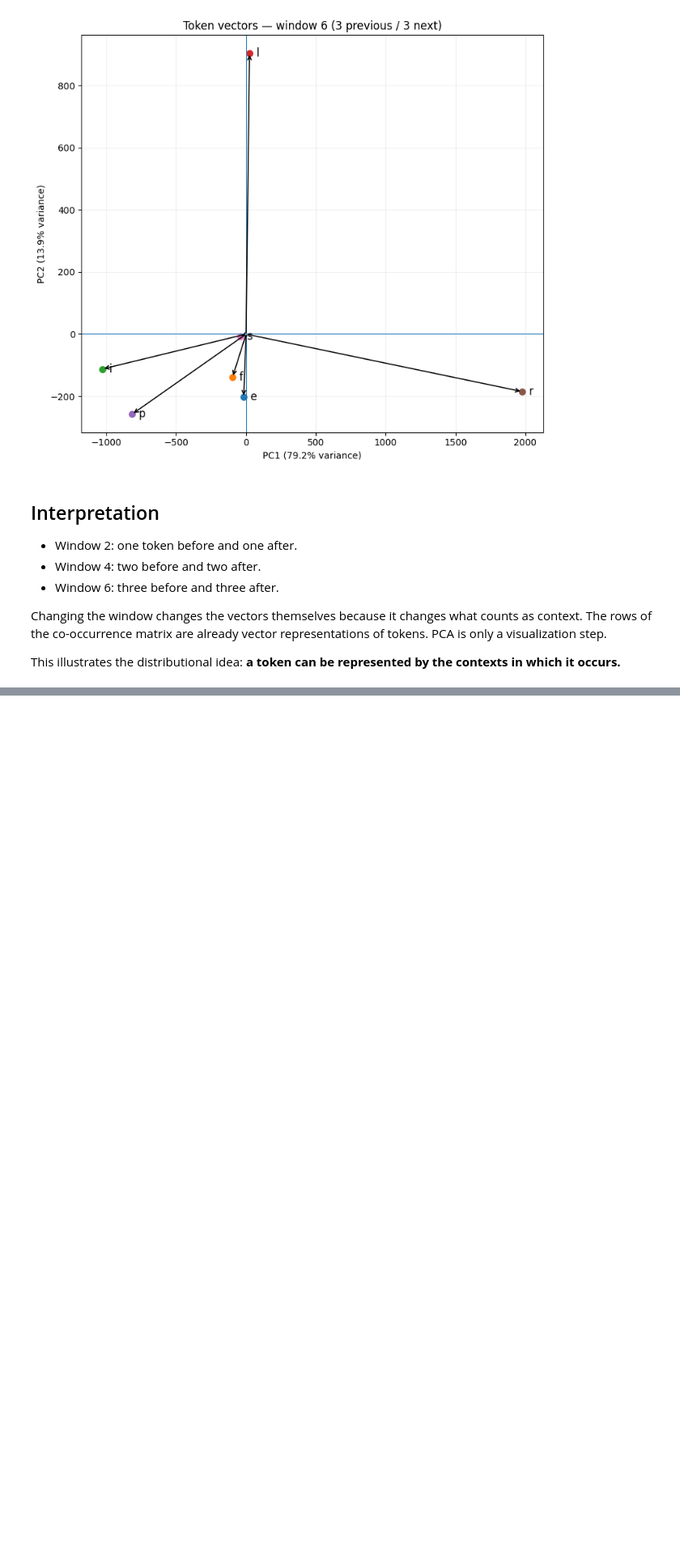
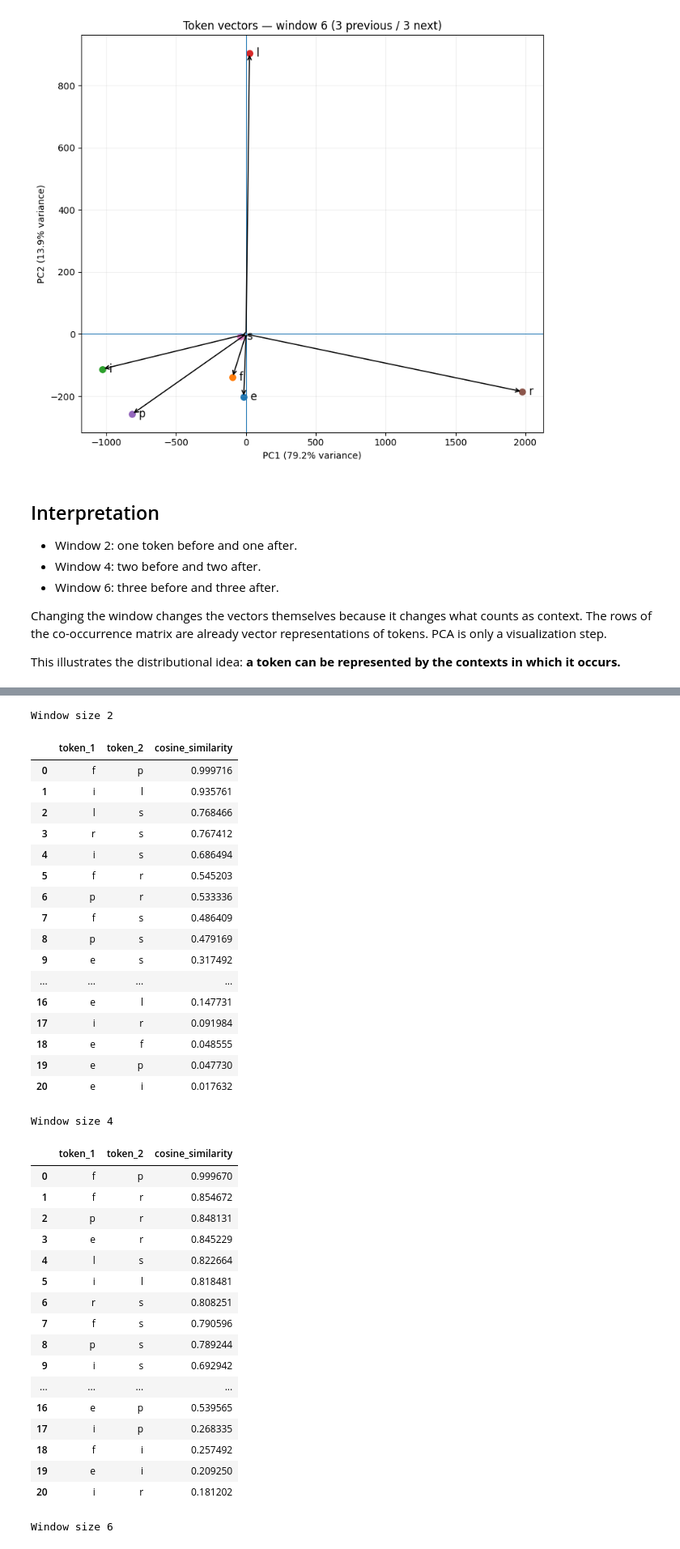
Before and after one commit to santanche/nlp2learn, a Jupyter notebook: zombie/zombienella/03-embeddings/03_cooccurrence_embeddings.ipynb, the cells around one changed output, grey strips where cells are left out. Shown at 81% size. Saved outputs shown, nothing was run; the diff lists cells and outputs as text; code cells hidden in the pictures; blank space fills up the shorter version.

Commit message:
zombie/embeddings: compute cosine similarity

```diff
--- a/zombie/zombienella/03-embeddings/03_cooccurrence_embeddings.ipynb
+++ b/zombie/zombienella/03-embeddings/03_cooccurrence_embeddings.ipynb
@@ -202,0 +209,68 @@ This illustrates the distributional idea: **a token can be represented by the co
+# %%
+import numpy as np
+from itertools import combinations
+
+def cosine_similarity(v1, v2):
+    norm1 = np.linalg.norm(v1)
+    norm2 = np.linalg.norm(v2)
+    if norm1 == 0 or norm2 == 0:
+        return 0.0
+    return float(np.dot(v1, v2) / (norm1 * norm2))
+# %%
+# Compute pairwise cosine similarities for each window size.
+similarity_tables = {}
+
+for window_size, matrix in cooccurrence_matrices.items():
+    tokens = matrix.index.tolist()
+    rows = []
+    for token1, token2 in combinations(tokens, 2):
+        v1 = matrix.loc[token1].to_numpy(dtype=float)
+        v2 = matrix.loc[token2].to_numpy(dtype=float)
+        rows.append({
+            "token_1": token1,
+            "token_2": token2,
+            "cosine_similarity": cosine_similarity(v1, v2),
+        })
+    similarity_df = pd.DataFrame(rows).sort_values(
+        "cosine_similarity", ascending=False).reset_index(drop=True)
+    similarity_tables[window_size] = similarity_df
+    print(f"Window size {window_size}")
+    display(similarity_df)
+# %% [output]
+Window size 2
+|  | token_1 | token_2 | cosine_similarity |
+| 0 | f | p | 0.999716 |
+| 1 | i | l | 0.935761 |
+| 2 | l | s | 0.768466 |
+| 3 | r | s | 0.767412 |
+| 4 | i | s | 0.686494 |
+| 5 | f | r | 0.545203 |
+| 6 | p | r | 0.533336 |
+| 7 | f | s | 0.486409 |
+| 8 | p | s | 0.479169 |
+| 9 | e | s | 0.317492 |
+| ... | ... | ... | ... |
+| 16 | e | l | 0.147731 |
+| 17 | i | r | 0.091984 |
+| 18 | e | f | 0.048555 |
+| 19 | e | p | 0.047730 |
+| 20 | e | i | 0.017632 |
+Window size 4
+|  | token_1 | token_2 | cosine_similarity |
+| 0 | f | p | 0.999670 |
+| 1 | f | r | 0.854672 |
+| 2 | p | r | 0.848131 |
+| 3 | e | r | 0.845229 |
+| 4 | l | s | 0.822664 |
+| 5 | i | l | 0.818481 |
+| 6 | r | s | 0.808251 |
+| 7 | f | s | 0.790596 |
+| 8 | p | s | 0.789244 |
+| 9 | i | s | 0.692942 |
+| ... | ... | ... | ... |
+| 16 | e | p | 0.539565 |
+| 17 | i | p | 0.268335 |
+| 18 | f | i | 0.257492 |
+| 19 | e | i | 0.209250 |
+| 20 | i | r | 0.181202 |
+Window size 6
```
Also changed, not shown: parts of 6 cells of this notebook, 3 other files.
